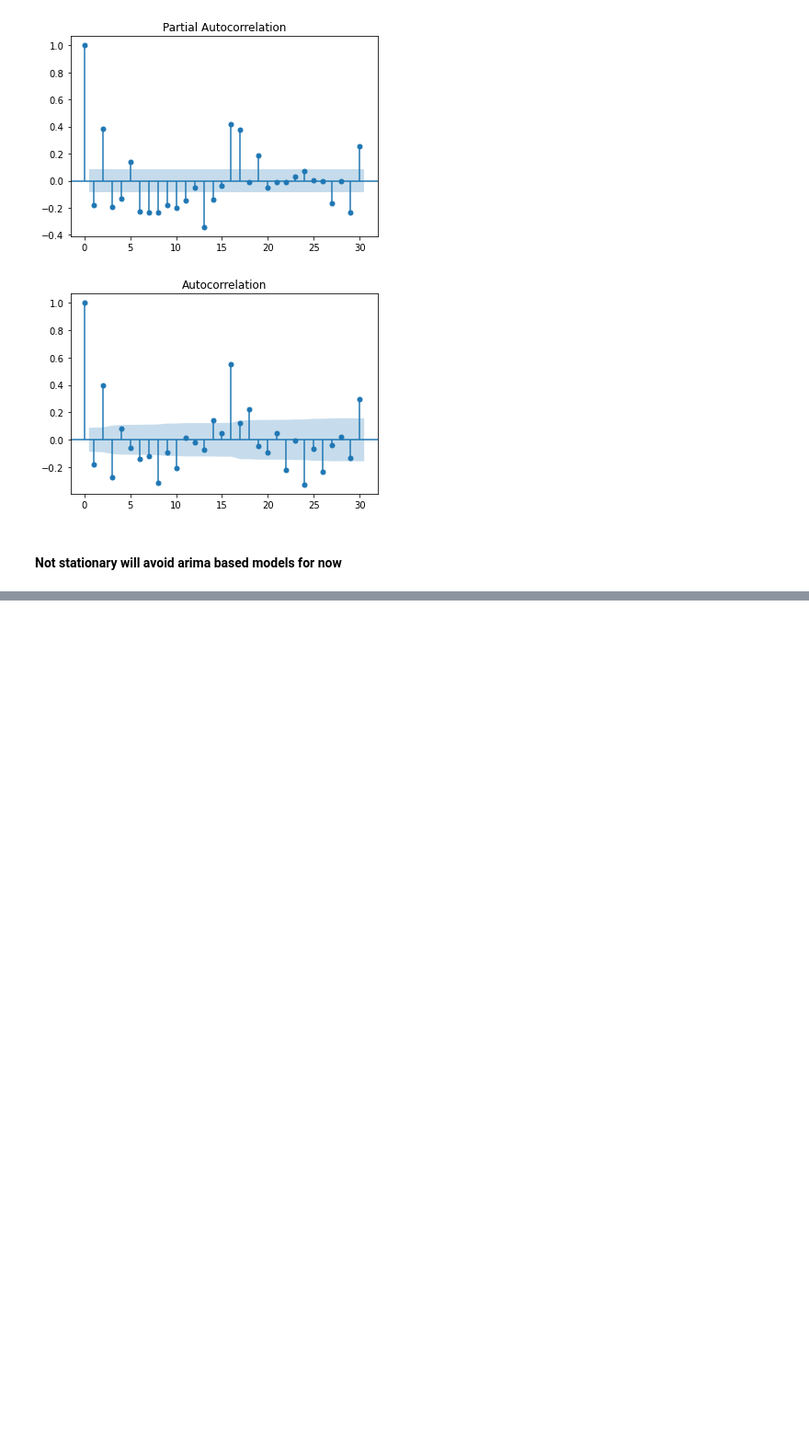
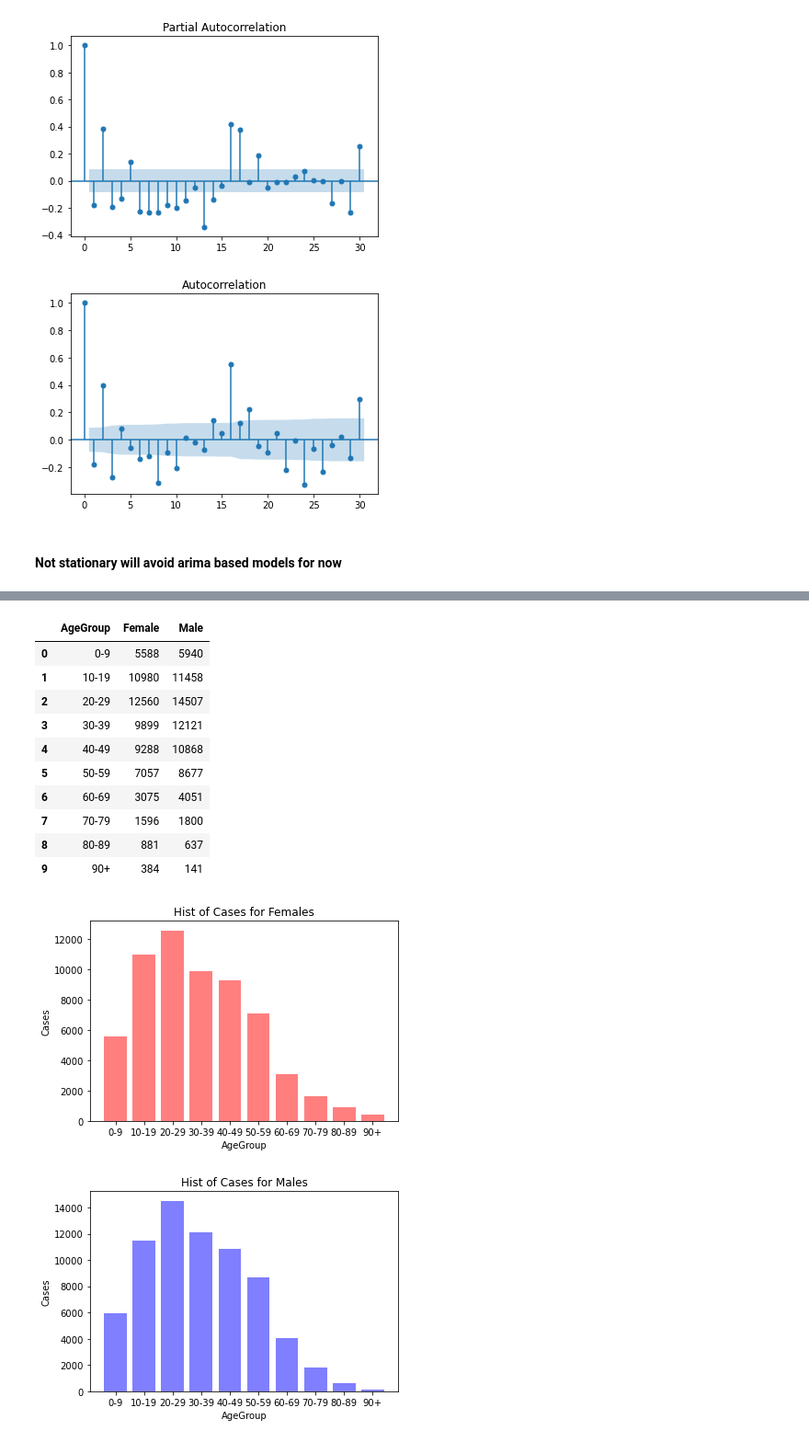
Before and after one commit to bcheng004/KingHaraldsCovidQuest, a Jupyter notebook: notebooks/CovidQuest_bcheng004.ipynb, the cells around one changed output, grey strips where cells are left out. Shown: that part at 92% size. Saved outputs shown, nothing was run; the diff lists cells and outputs as text; code cells hidden in the pictures; blank space fills up the shorter version.

Commit message:
histograms of total cases

```diff
--- a/notebooks/CovidQuest_bcheng004.ipynb
+++ b/notebooks/CovidQuest_bcheng004.ipynb
@@ -176,0 +186,26 @@ adjusted_Kats_plot(filtered_date_ts=plot_df,plot_fcst=fcst.fcst_df,ylabel='new_c
+# %%
+from IPython.display import display
+age_gender_df = df_dict['CovidCasesByAgeGenderTotal.csv']
+age_gender_df.columns = [colname.replace('\"','') for colname in age_gender_df.columns.to_list()]
+display(age_gender_df)
+for gender in [colname for colname in list(age_gender_df.columns) if colname not in ('AgeGroup')]:
+    color_dict = {'Female':'red','Male':'blue'}
+    plt.bar(age_gender_df['AgeGroup'],age_gender_df[gender], align='center',alpha=0.5,color=color_dict[gender])
+    plt.title(f'Hist of Cases for {gender}s')
+    plt.xlabel('AgeGroup')
+    plt.ylabel('Cases')
+    plt.show();
+# %% [output]
+|  | AgeGroup | Female | Male |
+| 0 | 0-9 | 5588 | 5940 |
+| 1 | 10-19 | 10980 | 11458 |
+| 2 | 20-29 | 12560 | 14507 |
+| 3 | 30-39 | 9899 | 12121 |
+| 4 | 40-49 | 9288 | 10868 |
+| 5 | 50-59 | 7057 | 8677 |
+| 6 | 60-69 | 3075 | 4051 |
+| 7 | 70-79 | 1596 | 1800 |
+| 8 | 80-89 | 881 | 637 |
+| 9 | 90+ | 384 | 141 |
+[figure, added]
+[figure, added]
```
Also changed, not shown: parts of 4 cells of this notebook.
